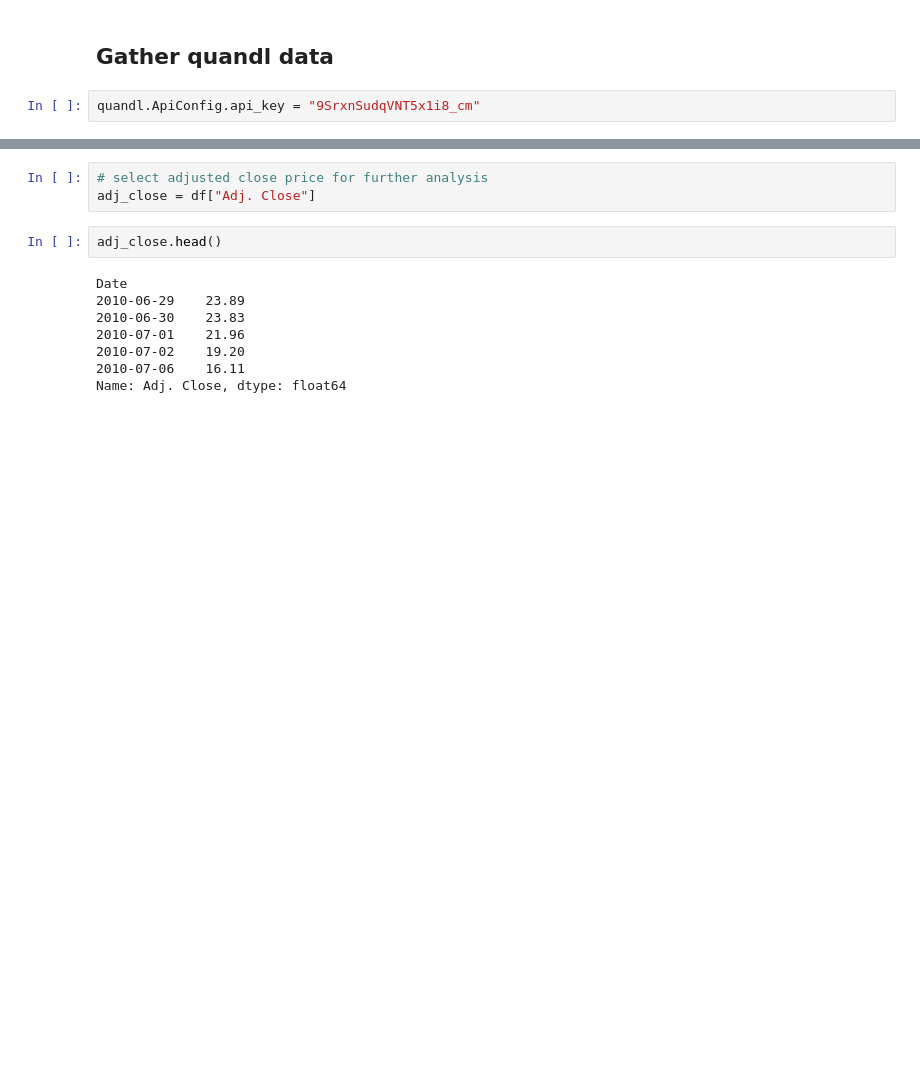
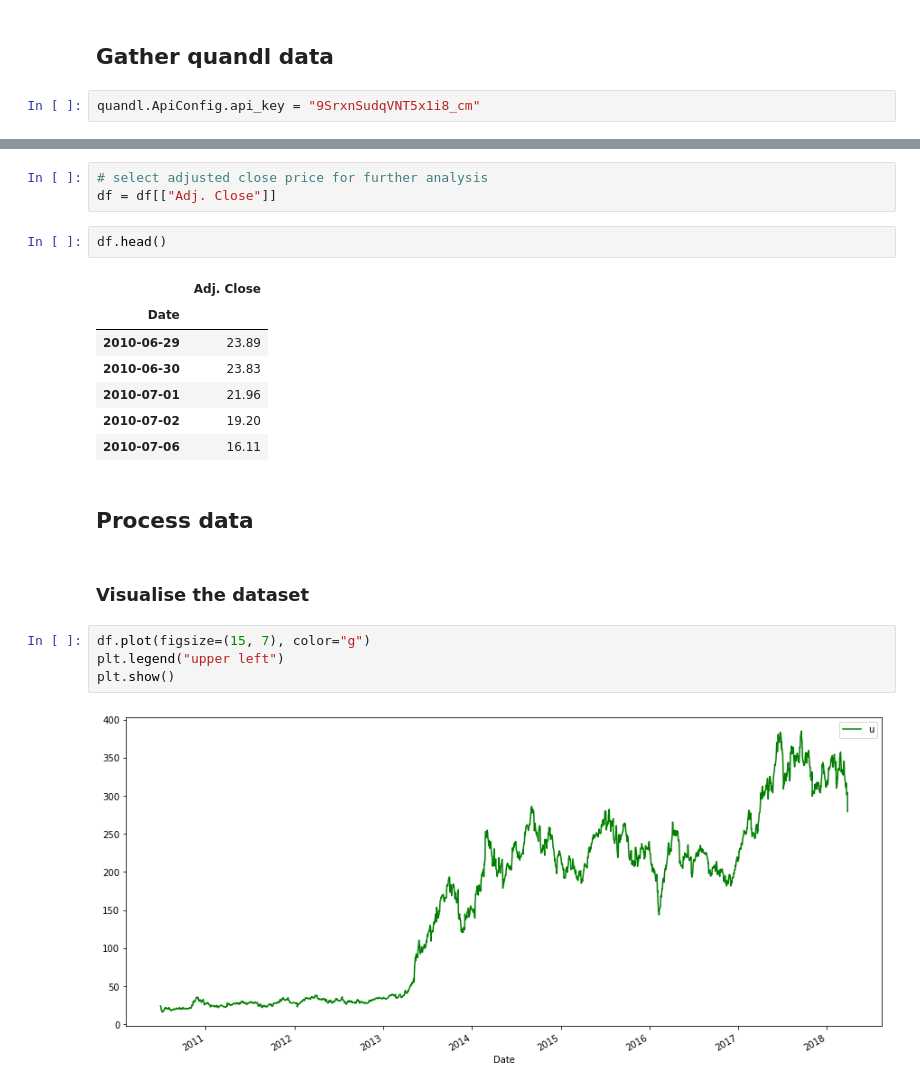
Before and after one commit to Azuremis/stock_predict, a Jupyter notebook: stock_model.ipynb, the cells around one changed output, grey strips where cells are left out. Drawn from its saved outputs; the diff is of its cells as text; blank space fills up the shorter version.

Commit message:
Perform data processing

```diff
--- a/stock_model.ipynb
+++ b/stock_model.ipynb
@@ -23,14 +29,24 @@ df.head()
 | 2010-07-06 | 20.00 | 20.0000 | 15.83 | 16.11 | 6866900.0 | 0.0 | 1.0 | 20.00 | 20.0000 | 15.83 | ... |
 # %%
 # select adjusted close price for further analysis
-adj_close = df["Adj. Close"]
+df = df[["Adj. Close"]]
 # %%
-adj_close.head()
+df.head()
 # %% [output]
-Date
-2010-06-29    23.89
-2010-06-30    23.83
-2010-07-01    21.96
-2010-07-02    19.20
-2010-07-06    16.11
-Name: Adj. Close, dtype: float64
+|  | Adj. Close |
+| Date |  |
+| 2010-06-29 | 23.89 |
+| 2010-06-30 | 23.83 |
+| 2010-07-01 | 21.96 |
+| 2010-07-02 | 19.20 |
+| 2010-07-06 | 16.11 |
+# %% [markdown]
+## Process data
+# %% [markdown]
+### Visualise the dataset
+# %%
+df.plot(figsize=(15, 7), color="g")
+plt.legend("upper left")
+plt.show()
+# %% [output]
+[figure, added]
```
Also changed, not shown: parts of 6 cells of this notebook.
